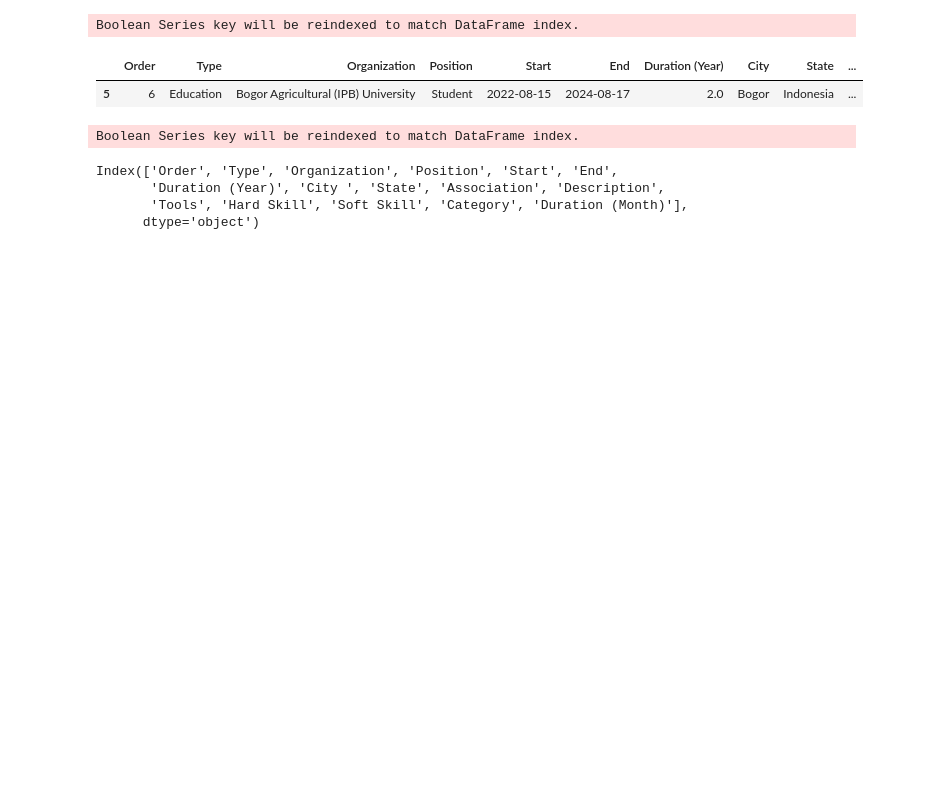
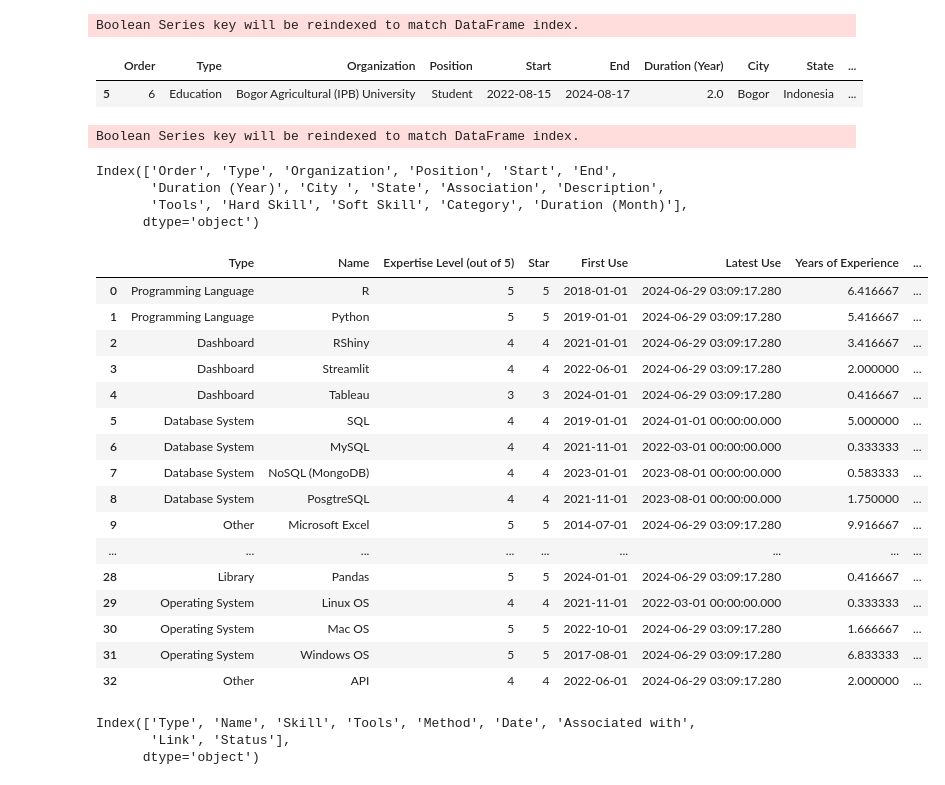
Before and after one commit to nurkhamidah/cv, a Jupyter notebook: test_var.ipynb, the cells around one changed output. Drawn from its saved outputs; the diff is of its cells as text; code cells hidden in the pictures; blank space fills up the shorter version.

Commit message:
finish for tab skill & portfolio

```diff
--- a/test_var.ipynb
+++ b/test_var.ipynb
@@ -309,3 +309,29 @@ Index(['Order', 'Type', 'Organization', 'Position', 'Start', 'End',
        'Duration (Year)', 'City ', 'State', 'Association', 'Description',
        'Tools', 'Hard Skill', 'Soft Skill', 'Category', 'Duration (Month)'],
       dtype='object')
+# %%
+skill
+# %% [output]
+|  | Type | Name | Expertise Level (out of 5) | Star | First Use | Latest Use | Years of Experience | ... |
+| 0 | Programming Language | R | 5 | 5 | 2018-01-01 | 2024-06-29 03:09:17.280 | 6.416667 | ... |
+| 1 | Programming Language | Python | 5 | 5 | 2019-01-01 | 2024-06-29 03:09:17.280 | 5.416667 | ... |
+| 2 | Dashboard | RShiny | 4 | 4 | 2021-01-01 | 2024-06-29 03:09:17.280 | 3.416667 | ... |
+| 3 | Dashboard | Streamlit | 4 | 4 | 2022-06-01 | 2024-06-29 03:09:17.280 | 2.000000 | ... |
+| 4 | Dashboard | Tableau | 3 | 3 | 2024-01-01 | 2024-06-29 03:09:17.280 | 0.416667 | ... |
+| 5 | Database System | SQL | 4 | 4 | 2019-01-01 | 2024-01-01 00:00:00.000 | 5.000000 | ... |
+| 6 | Database System | MySQL | 4 | 4 | 2021-11-01 | 2022-03-01 00:00:00.000 | 0.333333 | ... |
+| 7 | Database System | NoSQL (MongoDB) | 4 | 4 | 2023-01-01 | 2023-08-01 00:00:00.000 | 0.583333 | ... |
+| 8 | Database System | PosgtreSQL | 4 | 4 | 2021-11-01 | 2023-08-01 00:00:00.000 | 1.750000 | ... |
+| 9 | Other | Microsoft Excel | 5 | 5 | 2014-07-01 | 2024-06-29 03:09:17.280 | 9.916667 | ... |
+| ... | ... | ... | ... | ... | ... | ... | ... | ... |
+| 28 | Library | Pandas | 5 | 5 | 2024-01-01 | 2024-06-29 03:09:17.280 | 0.416667 | ... |
+| 29 | Operating System | Linux OS | 4 | 4 | 2021-11-01 | 2022-03-01 00:00:00.000 | 0.333333 | ... |
+| 30 | Operating System | Mac OS | 5 | 5 | 2022-10-01 | 2024-06-29 03:09:17.280 | 1.666667 | ... |
+| 31 | Operating System | Windows OS | 5 | 5 | 2017-08-01 | 2024-06-29 03:09:17.280 | 6.833333 | ... |
+| 32 | Other | API | 4 | 4 | 2022-06-01 | 2024-06-29 03:09:17.280 | 2.000000 | ... |
+# %%
+portfolio.columns
+# %% [output]
+Index(['Type', 'Name', 'Skill', 'Tools', 'Method', 'Date', 'Associated with',
+       'Link', 'Status'],
+      dtype='object')
```
Also changed, not shown: parts of 5 cells of this notebook, 2 other files.
